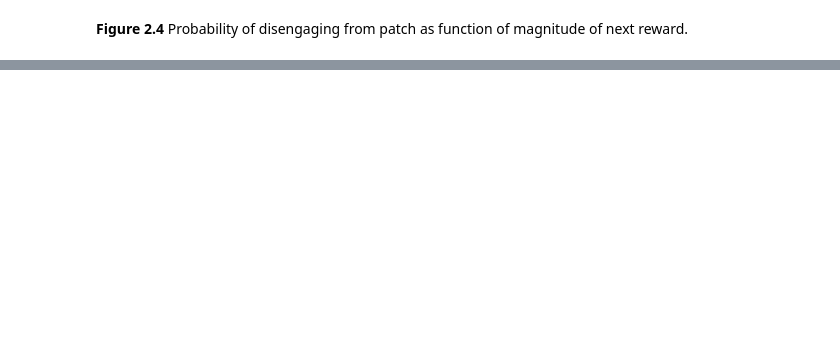
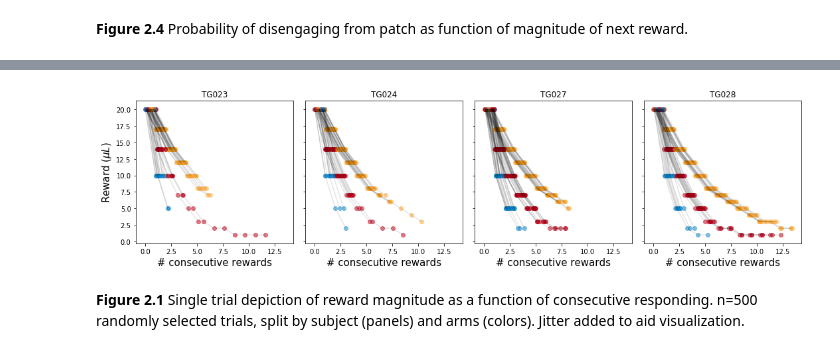
Before and after one commit to tsgouvea/3AF_report, a Jupyter notebook: 3AF_report.ipynb, the cells around one changed output, grey strips where cells are left out. Saved outputs shown, nothing was run; the diff lists cells and outputs as text; code cells hidden in the pictures; blank space fills up the shorter version.

```diff
--- a/3AF_report.ipynb
+++ b/3AF_report.ipynb
@@ -563,0 +581,36 @@ plt.tight_layout()
+# %%
+with open('dfDeplt.pkl','rb') as fname:
+    dfDeplt=pickle.load(fname)
+
+listSubj=np.array(list(set(dfDeplt.subj)))
+listSubj.sort()
+# %%
+hf, ha = plt.subplots(1,len(listSubj),figsize=(15,4),sharex=True,sharey=True)#)
+
+setN=(3,6,12)
+
+listTrials=np.random.permutation(np.arange(len(dfDeplt)))[0:500]
+for iTrial in listTrials:
+
+    iSubj=np.arange(4)[listSubj==dfDeplt.iloc[iTrial].subj].item()
+    iArm=int(dfDeplt.iloc[iTrial].arm)
+    x=np.arange(dfDeplt.iloc[iTrial].nRews)
+    y=np.ceil(.1**(x/setN[iArm])*20)
+
+    x=x+np.random.rand(1)
+
+    ha[iSubj].scatter(x,y,c=colors[iArm],alpha=.5)
+    ha[iSubj].plot(x,y,c='xkcd:black',alpha=.1)
+
+for iSubj in range(len(listSubj)):
+    nameSubj=listSubj[iSubj]
+    ha[iSubj].set_title(nameSubj)
+    if iSubj==0:
+        ha[iSubj].set_ylabel("Reward ($\mu L$)",fontsize=15)
+    ha[iSubj].set_xlabel("# consecutive rewards",fontsize=15)
+
+plt.tight_layout()
+# %% [output]
+[figure, added]
+# %% [markdown]
+**Figure 2.1** Single trial depiction of reward magnitude as a function of consecutive responding. n=500 randomly selected trials, split by subject (panels) and arms (colors). Jitter added to aid visualization.
```
Also changed, not shown: parts of 14 cells of this notebook.
